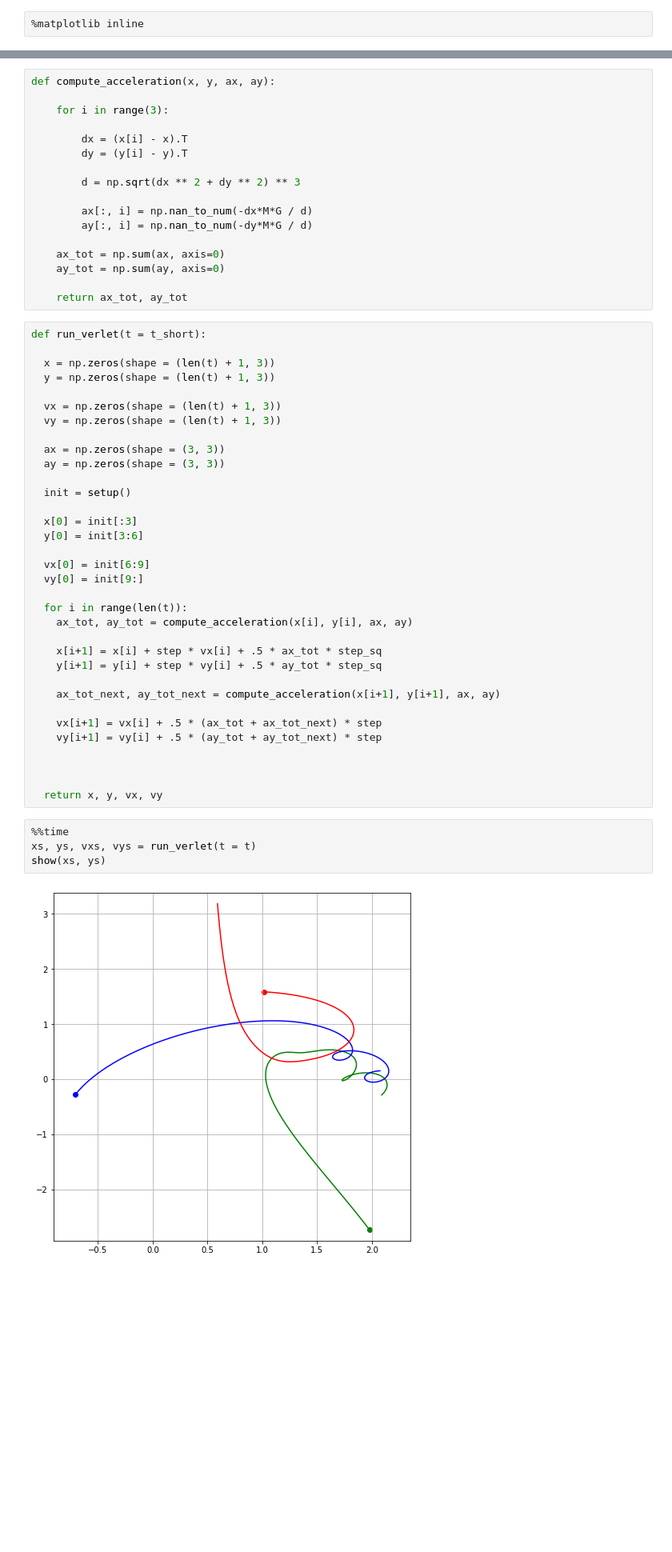
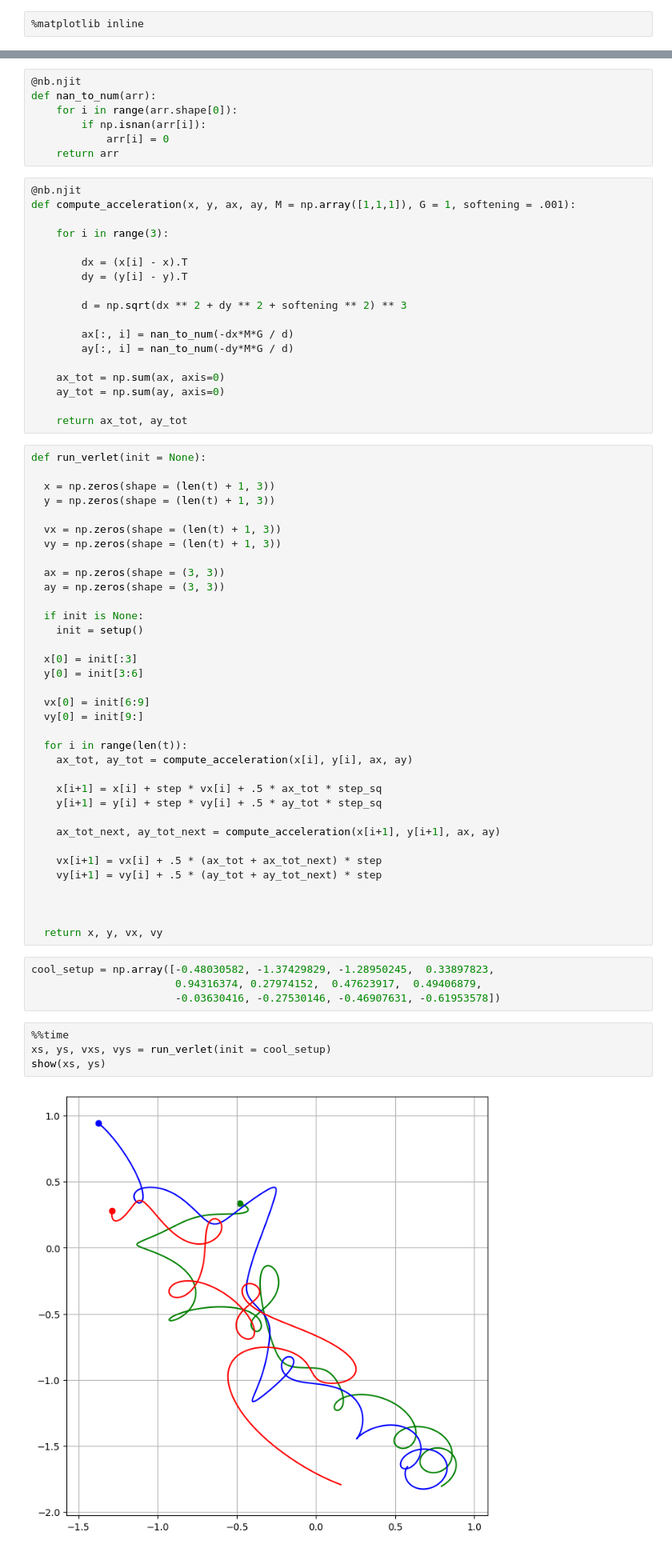
Before and after one commit to i4ata/3BP, a Jupyter notebook: DataGeneration.ipynb, the cells around one changed output, grey strips where cells are left out. Shown: that part at 80% size. Drawn from its saved outputs; the diff is of its cells as text; blank space fills up the shorter version.

```diff
--- a/DataGeneration.ipynb
+++ b/DataGeneration.ipynb
@@ -47,25 +49,33 @@ def show(x, y):
   plt.ylim(np.amin(y) - 0.2, np.amax(y) + 0.2)
 
   plt.show()
+# %%
+@nb.njit
+def nan_to_num(arr):
+    for i in range(arr.shape[0]):
+        if np.isnan(arr[i]):
+            arr[i] = 0
+    return arr
 # %%
-def compute_acceleration(x, y, ax, ay):
+@nb.njit
+def compute_acceleration(x, y, ax, ay, M = np.array([1,1,1]), G = 1, softening = .001):
 
     for i in range(3):
 
         dx = (x[i] - x).T
         dy = (y[i] - y).T
 
-        d = np.sqrt(dx ** 2 + dy ** 2) ** 3
+        d = np.sqrt(dx ** 2 + dy ** 2 + softening ** 2) ** 3
 
-        ax[:, i] = np.nan_to_num(-dx*M*G / d)
-        ay[:, i] = np.nan_to_num(-dy*M*G / d)
+        ax[:, i] = nan_to_num(-dx*M*G / d)
+        ay[:, i] = nan_to_num(-dy*M*G / d)
 
     ax_tot = np.sum(ax, axis=0)
     ay_tot = np.sum(ay, axis=0)
 
     return ax_tot, ay_tot
 # %%
-def run_verlet(t = t_short):
+def run_verlet(init = None):
 
   x = np.zeros(shape = (len(t) + 1, 3))
   y = np.zeros(shape = (len(t) + 1, 3))
@@ -76,7 +86,8 @@ def run_verlet(t = t_short):
   ax = np.zeros(shape = (3, 3))
   ay = np.zeros(shape = (3, 3))
 
-  init = setup()
+  if init is None:
+    init = setup()
 
   x[0] = init[:3]
   y[0] = init[3:6]
@@ -98,9 +109,13 @@ def run_verlet(t = t_short):
 
 
   return x, y, vx, vy
+# %%
+cool_setup = np.array([-0.48030582, -1.37429829, -1.28950245,  0.33897823,
+                       0.94316374, 0.27974152,  0.47623917,  0.49406879,
+                       -0.03630416, -0.27530146, -0.46907631, -0.61953578])
 # %%
 %%time
-xs, ys, vxs, vys = run_verlet(t = t)
+xs, ys, vxs, vys = run_verlet(init = cool_setup)
 show(xs, ys)
 # %% [output]
-[figure, old version]
+[figure, new version]
```
Also changed, not shown: parts of 11 cells of this notebook.
